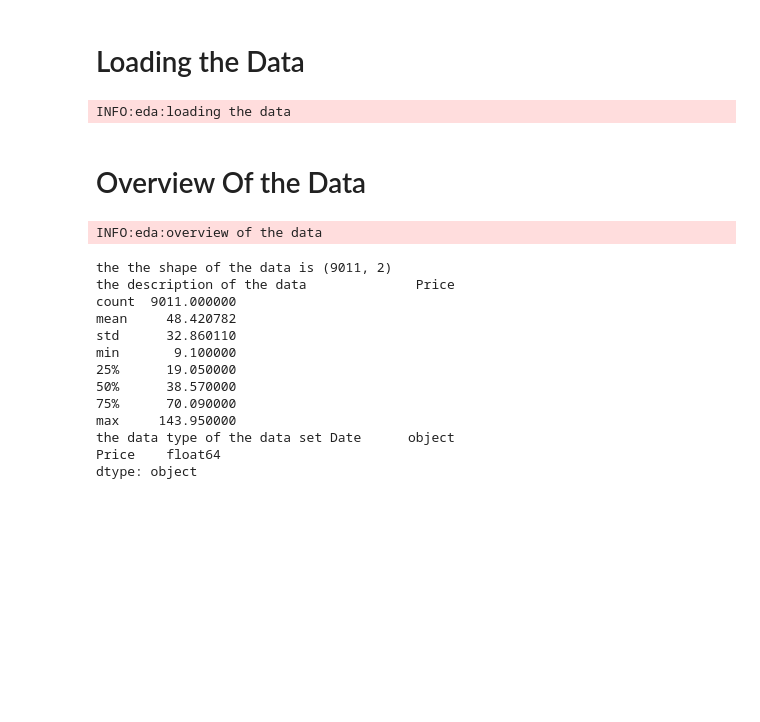
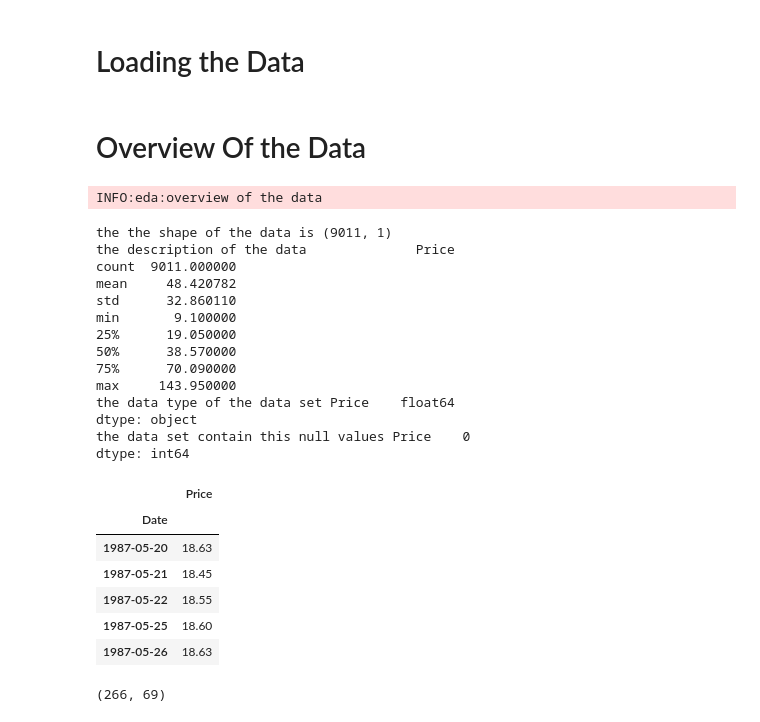
Before and after one commit to Bereket-07/Change-point-analysis-and-statistical-modelling-of-time-series-data-for-Birhan-Energies, a Jupyter notebook: notebooks/eda.ipynb, the cells around one changed output. Cells and saved outputs as stored; diff of their text form; code cells hidden in the pictures; blank space fills up the shorter version.

```diff
--- a/notebooks/eda.ipynb
+++ b/notebooks/eda.ipynb
@@ -6,6 +7,4 @@ import eda as eda
 # %% [markdown]
 # Loading the Data
 # %%
-df = eda.load_data('../data/Copy of BrentOilPrices.csv')
+df_oil = pd.read_csv('../data/Copy of BrentOilPrices.csv' , parse_dates=['Date'], index_col='Date')
-# %% [output]
-INFO:eda:loading the data
@@ -12,10 +19,10 @@ INFO:eda:loading the data
 # %% [markdown]
 # Overview Of the Data
 # %%
-eda.overview_of_the_data(df)
+eda.overview_of_the_data(df_oil)
 # %% [output]
 INFO:eda:overview of the data
-the the shape of the data is (9011, 2)
+the the shape of the data is (9011, 1)
 the description of the data              Price
 count  9011.000000
 mean     48.420782
@@ -25,6 +32,21 @@ min       9.100000
 50%      38.570000
 75%      70.090000
 max     143.950000
-the data type of the data set Date      object
-Price    float64
+the data type of the data set Price    float64
 dtype: object
+the data set contain this null values Price    0
+dtype: int64
+# %%
+df_oil.head()
+# %% [output]
+|  | Price |
+| Date |  |
+| 1987-05-20 | 18.63 |
+| 1987-05-21 | 18.45 |
+| 1987-05-22 | 18.55 |
+| 1987-05-25 | 18.60 |
+| 1987-05-26 | 18.63 |
+# %%
+df_gdp.shape
+# %% [output]
+(266, 69)
```
Also changed, not shown: parts of 27 cells of this notebook, 7 other files.
